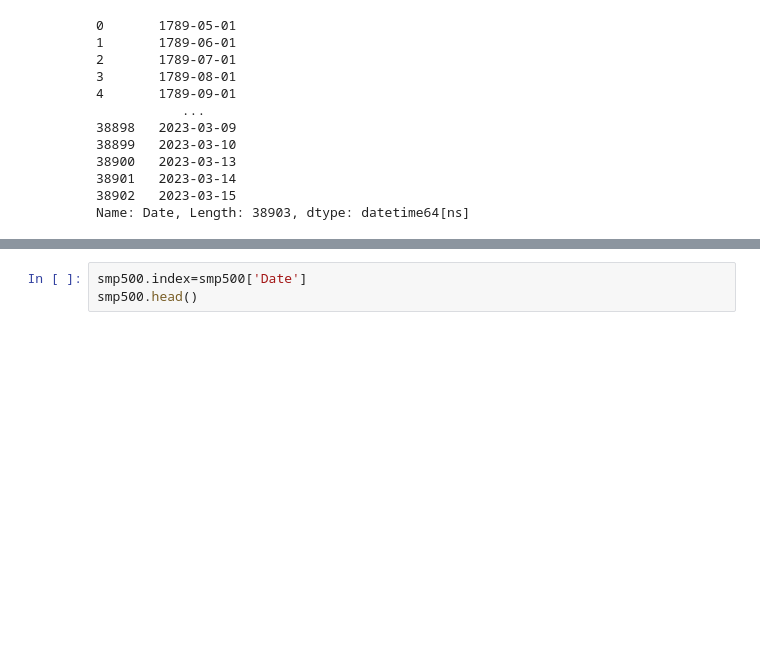
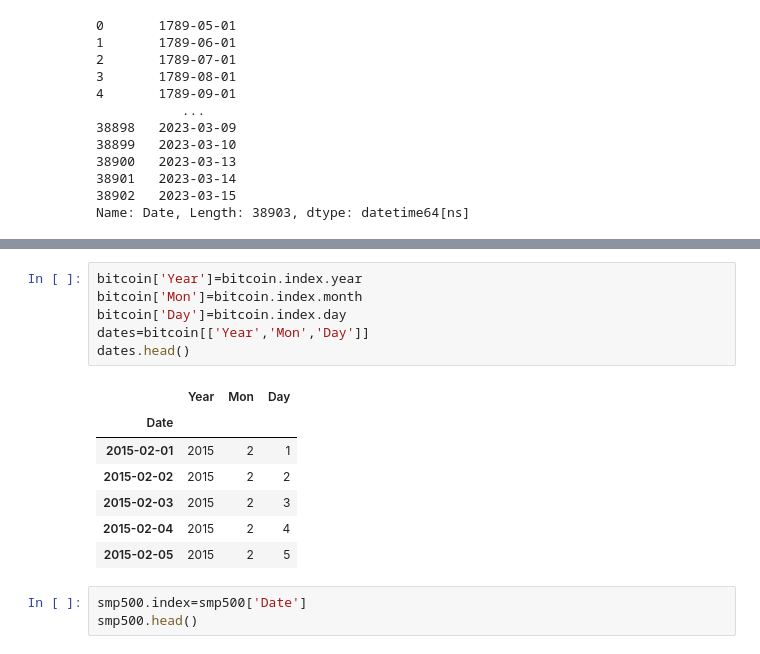
Before and after one commit to aintproud/analitic, a Jupyter notebook: 1.ipynb, the cells around one changed output, grey strips where cells are left out. Cells and saved outputs as stored; diff of their text form; blank space fills up the shorter version.

```diff
--- a/1.ipynb
+++ b/1.ipynb
@@ -69,3 +113,17 @@ Name: Date, Length: 38903, dtype: datetime64[ns]
+# %%
+bitcoin['Year']=bitcoin.index.year
+bitcoin['Mon']=bitcoin.index.month
+bitcoin['Day']=bitcoin.index.day
+dates=bitcoin[['Year','Mon','Day']]
+dates.head()
+# %% [output]
+|  | Year | Mon | Day |
+| Date |  |  |  |
+| 2015-02-01 | 2015 | 2 | 1 |
+| 2015-02-02 | 2015 | 2 | 2 |
+| 2015-02-03 | 2015 | 2 | 3 |
+| 2015-02-04 | 2015 | 2 | 4 |
+| 2015-02-05 | 2015 | 2 | 5 |
 # %%
 smp500.index=smp500['Date']
 smp500.head()
```
Also changed, not shown: parts of 3 cells of this notebook.
